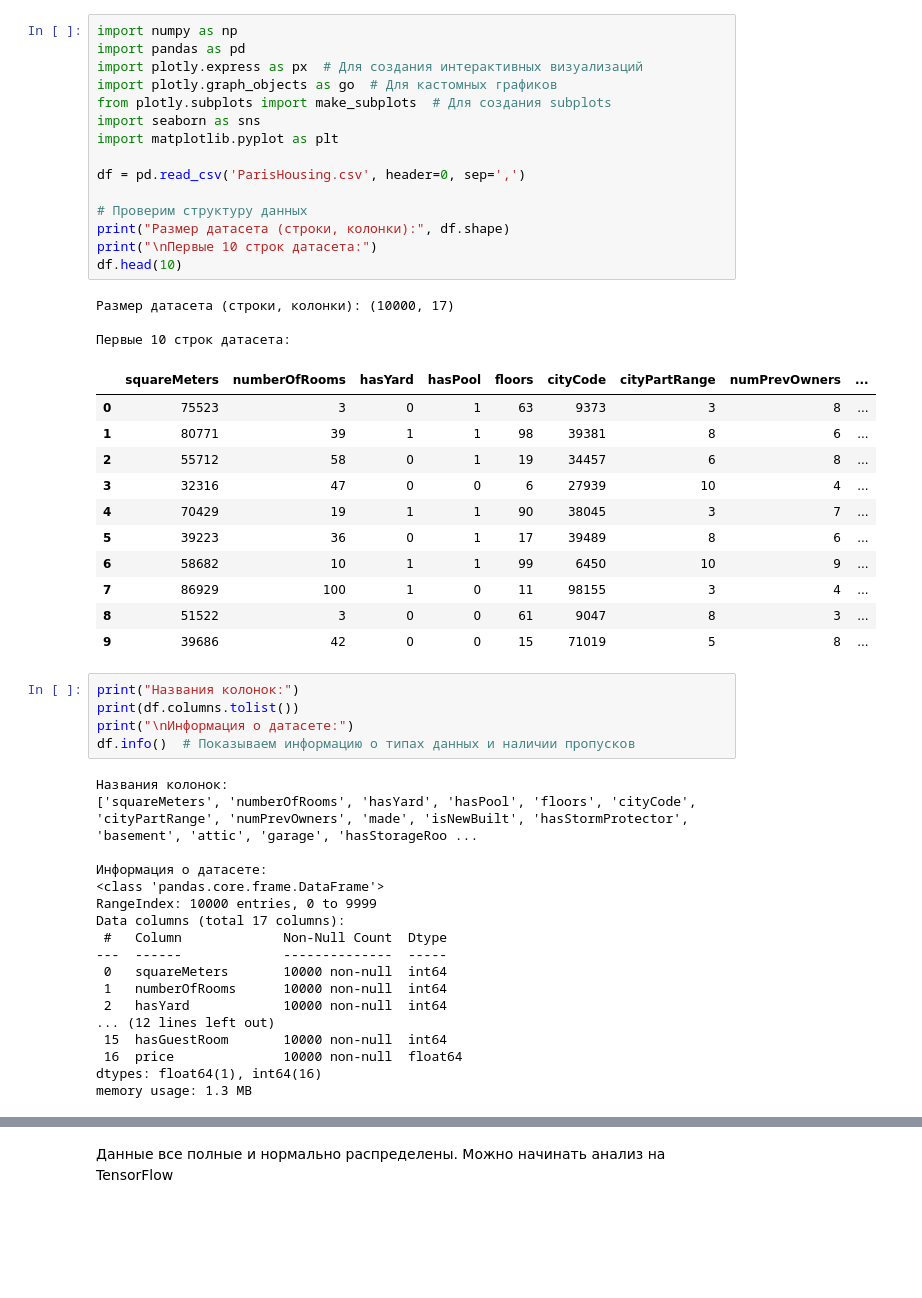
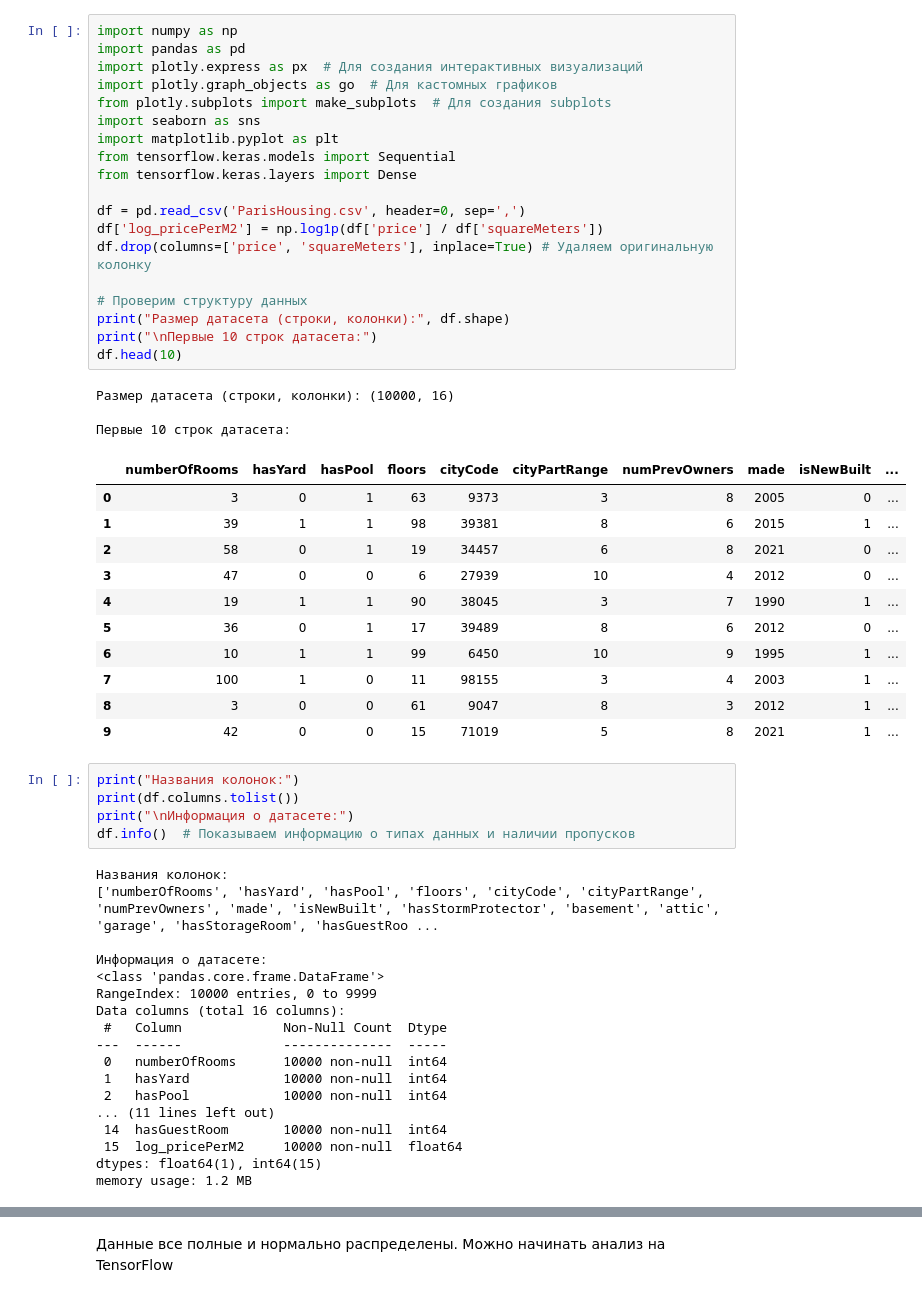
Before and after one commit to chukhuck/MLcourse, a Jupyter notebook: L09/w01.ipynb, the cells around one changed output, grey strips where cells are left out. Cells and saved outputs as stored; diff of their text form; blank space fills up the shorter version.

```diff
--- a/L09/w01.ipynb
+++ b/L09/w01.ipynb
@@ -1,33 +1,37 @@
 # %%
 import numpy as np
 import pandas as pd
 import plotly.express as px  # Для создания интерактивных визуализаций
 import plotly.graph_objects as go  # Для кастомных графиков
 from plotly.subplots import make_subplots  # Для создания subplots
 import seaborn as sns
 import matplotlib.pyplot as plt
+from tensorflow.keras.models import Sequential
+from tensorflow.keras.layers import Dense
 
 df = pd.read_csv('ParisHousing.csv', header=0, sep=',')
+df['log_pricePerM2'] = np.log1p(df['price'] / df['squareMeters'])
+df.drop(columns=['price', 'squareMeters'], inplace=True) # Удаляем оригинальную колонку
 
 # Проверим структуру данных
 print("Размер датасета (строки, колонки):", df.shape)
 print("\nПервые 10 строк датасета:")
 df.head(10)
 # %% [output]
-Размер датасета (строки, колонки): (10000, 17)
+Размер датасета (строки, колонки): (10000, 16)
 
 Первые 10 строк датасета:
-|  | squareMeters | numberOfRooms | hasYard | hasPool | floors | cityCode | cityPartRange | numPrevOwners | ... |
-| 0 | 75523 | 3 | 0 | 1 | 63 | 9373 | 3 | 8 | ... |
-| 1 | 80771 | 39 | 1 | 1 | 98 | 39381 | 8 | 6 | ... |
-| 2 | 55712 | 58 | 0 | 1 | 19 | 34457 | 6 | 8 | ... |
-| 3 | 32316 | 47 | 0 | 0 | 6 | 27939 | 10 | 4 | ... |
-| 4 | 70429 | 19 | 1 | 1 | 90 | 38045 | 3 | 7 | ... |
-| 5 | 39223 | 36 | 0 | 1 | 17 | 39489 | 8 | 6 | ... |
-| 6 | 58682 | 10 | 1 | 1 | 99 | 6450 | 10 | 9 | ... |
-| 7 | 86929 | 100 | 1 | 0 | 11 | 98155 | 3 | 4 | ... |
-| 8 | 51522 | 3 | 0 | 0 | 61 | 9047 | 8 | 3 | ... |
-| 9 | 39686 | 42 | 0 | 0 | 15 | 71019 | 5 | 8 | ... |
+|  | numberOfRooms | hasYard | hasPool | floors | cityCode | cityPartRange | numPrevOwners | made | isNewBuilt | ... |
+| 0 | 3 | 0 | 1 | 63 | 9373 | 3 | 8 | 2005 | 0 | ... |
+| 1 | 39 | 1 | 1 | 98 | 39381 | 8 | 6 | 2015 | 1 | ... |
+| 2 | 58 | 0 | 1 | 19 | 34457 | 6 | 8 | 2021 | 0 | ... |
+| 3 | 47 | 0 | 0 | 6 | 27939 | 10 | 4 | 2012 | 0 | ... |
+| 4 | 19 | 1 | 1 | 90 | 38045 | 3 | 7 | 1990 | 1 | ... |
+| 5 | 36 | 0 | 1 | 17 | 39489 | 8 | 6 | 2012 | 0 | ... |
+| 6 | 10 | 1 | 1 | 99 | 6450 | 10 | 9 | 1995 | 1 | ... |
+| 7 | 100 | 1 | 0 | 11 | 98155 | 3 | 4 | 2003 | 1 | ... |
+| 8 | 3 | 0 | 0 | 61 | 9047 | 8 | 3 | 2012 | 1 | ... |
+| 9 | 42 | 0 | 0 | 15 | 71019 | 5 | 8 | 2021 | 1 | ... |
 # %%
 print("Названия колонок:")
 print(df.columns.tolist())
@@ -35,22 +39,22 @@ print("\nИнформация о датасете:")
 df.info()  # Показываем информацию о типах данных и наличии пропусков
 # %% [output]
 Названия колонок:
-['squareMeters', 'numberOfRooms', 'hasYard', 'hasPool', 'floors', 'cityCode', 'cityPartRange', 'numPrevOwners', 'made', 'isNewBuilt', 'hasStormProtector', 'basement', 'attic', 'garage', 'hasStorageRoo ...
+['numberOfRooms', 'hasYard', 'hasPool', 'floors', 'cityCode', 'cityPartRange', 'numPrevOwners', 'made', 'isNewBuilt', 'hasStormProtector', 'basement', 'attic', 'garage', 'hasStorageRoom', 'hasGuestRoo ...
 
 Информация о датасете:
 <class 'pandas.core.frame.DataFrame'>
 RangeIndex: 10000 entries, 0 to 9999
-Data columns (total 17 columns):
+Data columns (total 16 columns):
  #   Column             Non-Null Count  Dtype
 ---  ------             --------------  -----
- 0   squareMeters       10000 non-null  int64
- 1   numberOfRooms      10000 non-null  int64
- 2   hasYard            10000 non-null  int64
-... (12 lines left out)
- 15  hasGuestRoom       10000 non-null  int64
- 16  price              10000 non-null  float64
-dtypes: float64(1), int64(16)
-memory usage: 1.3 MB
+ 0   numberOfRooms      10000 non-null  int64
+ 1   hasYard            10000 non-null  int64
+ 2   hasPool            10000 non-null  int64
+... (11 lines left out)
+ 14  hasGuestRoom       10000 non-null  int64
+ 15  log_pricePerM2     10000 non-null  float64
+dtypes: float64(1), int64(15)
+memory usage: 1.2 MB
 # %%
 # Базовая статистика данных
 # describe(): генерирует описательную статистику для числовых колонок
```
Also changed, not shown: parts of 6 cells of this notebook.
